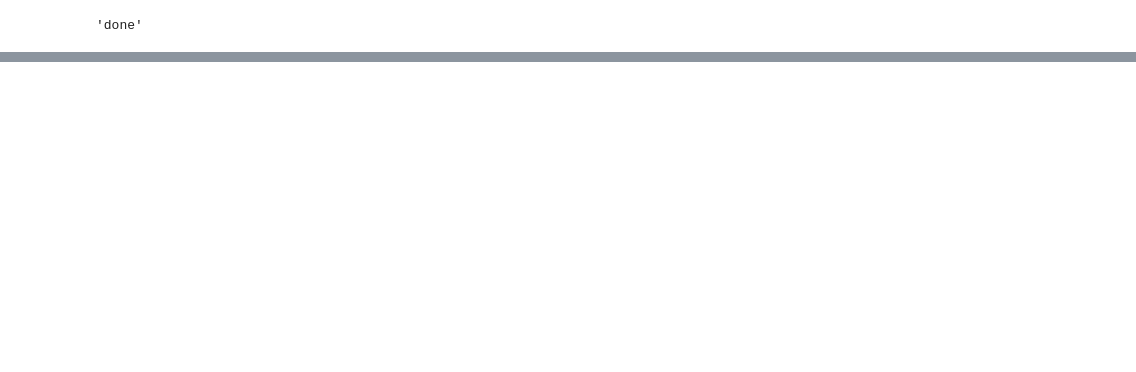
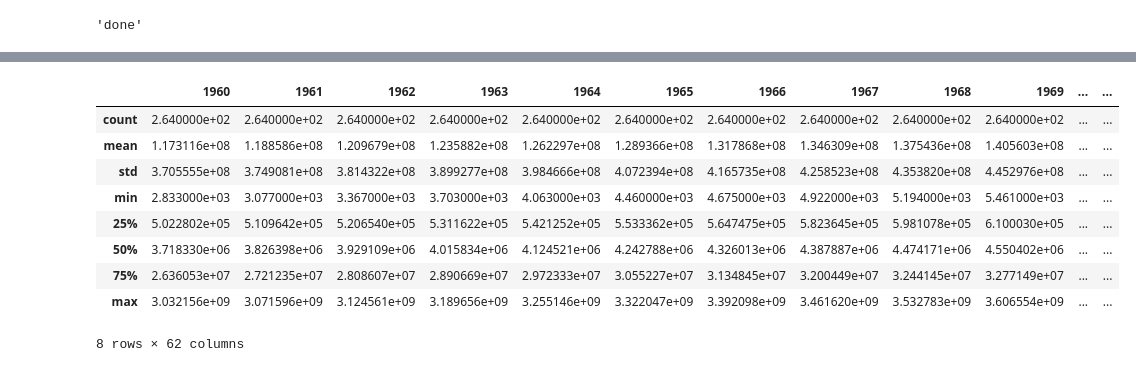
Before and after one commit to LeoraKelseyBrandeis/cs103a-cpa01, a Jupyter notebook: cpa01-2.ipynb, the cells around one changed output, grey strips where cells are left out. Drawn from its saved outputs; the diff is of its cells as text; code cells hidden in the pictures; blank space fills up the shorter version.

```diff
--- a/cpa01-2.ipynb
+++ b/cpa01-2.ipynb
@@ -24,0 +25,13 @@ info
+# %%
+info.describe()
+# %% [output]
+|  | 1960 | 1961 | 1962 | 1963 | 1964 | 1965 | 1966 | 1967 | 1968 | 1969 | ... | ... |
+| count | 2.640000e+02 | 2.640000e+02 | 2.640000e+02 | 2.640000e+02 | 2.640000e+02 | 2.640000e+02 | 2.640000e+02 | 2.640000e+02 | 2.640000e+02 | 2.640000e+02 | ... | ... |
+| mean | 1.173116e+08 | 1.188586e+08 | 1.209679e+08 | 1.235882e+08 | 1.262297e+08 | 1.289366e+08 | 1.317868e+08 | 1.346309e+08 | 1.375436e+08 | 1.405603e+08 | ... | ... |
+| std | 3.705555e+08 | 3.749081e+08 | 3.814322e+08 | 3.899277e+08 | 3.984666e+08 | 4.072394e+08 | 4.165735e+08 | 4.258523e+08 | 4.353820e+08 | 4.452976e+08 | ... | ... |
+| min | 2.833000e+03 | 3.077000e+03 | 3.367000e+03 | 3.703000e+03 | 4.063000e+03 | 4.460000e+03 | 4.675000e+03 | 4.922000e+03 | 5.194000e+03 | 5.461000e+03 | ... | ... |
+| 25% | 5.022802e+05 | 5.109642e+05 | 5.206540e+05 | 5.311622e+05 | 5.421252e+05 | 5.533362e+05 | 5.647475e+05 | 5.823645e+05 | 5.981078e+05 | 6.100030e+05 | ... | ... |
+| 50% | 3.718330e+06 | 3.826398e+06 | 3.929109e+06 | 4.015834e+06 | 4.124521e+06 | 4.242788e+06 | 4.326013e+06 | 4.387887e+06 | 4.474171e+06 | 4.550402e+06 | ... | ... |
+| 75% | 2.636053e+07 | 2.721235e+07 | 2.808607e+07 | 2.890669e+07 | 2.972333e+07 | 3.055227e+07 | 3.134845e+07 | 3.200449e+07 | 3.244145e+07 | 3.277149e+07 | ... | ... |
+| max | 3.032156e+09 | 3.071596e+09 | 3.124561e+09 | 3.189656e+09 | 3.255146e+09 | 3.322047e+09 | 3.392098e+09 | 3.461620e+09 | 3.532783e+09 | 3.606554e+09 | ... | ... |
+8 rows × 62 columns
```
Also changed, not shown: parts of 9 cells of this notebook.
